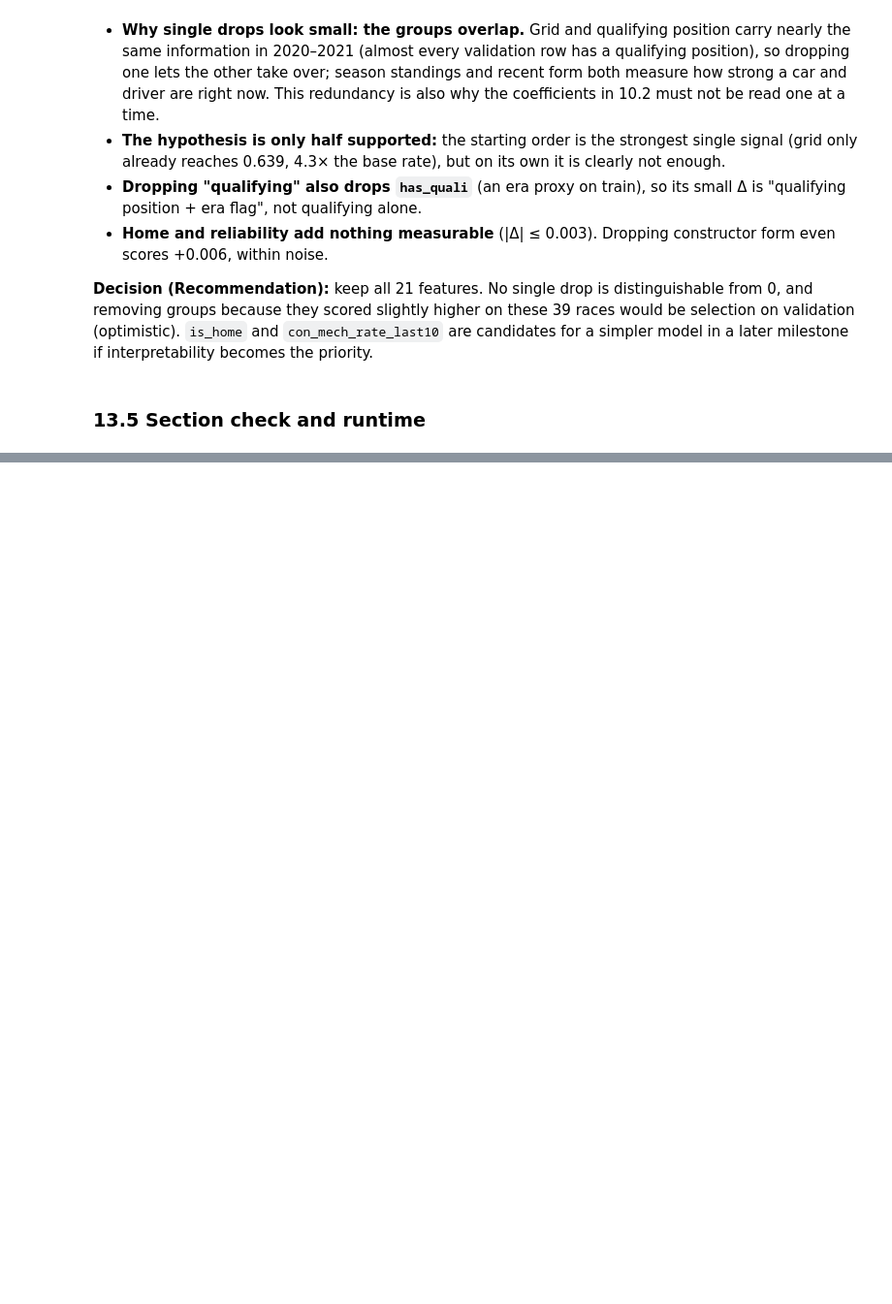
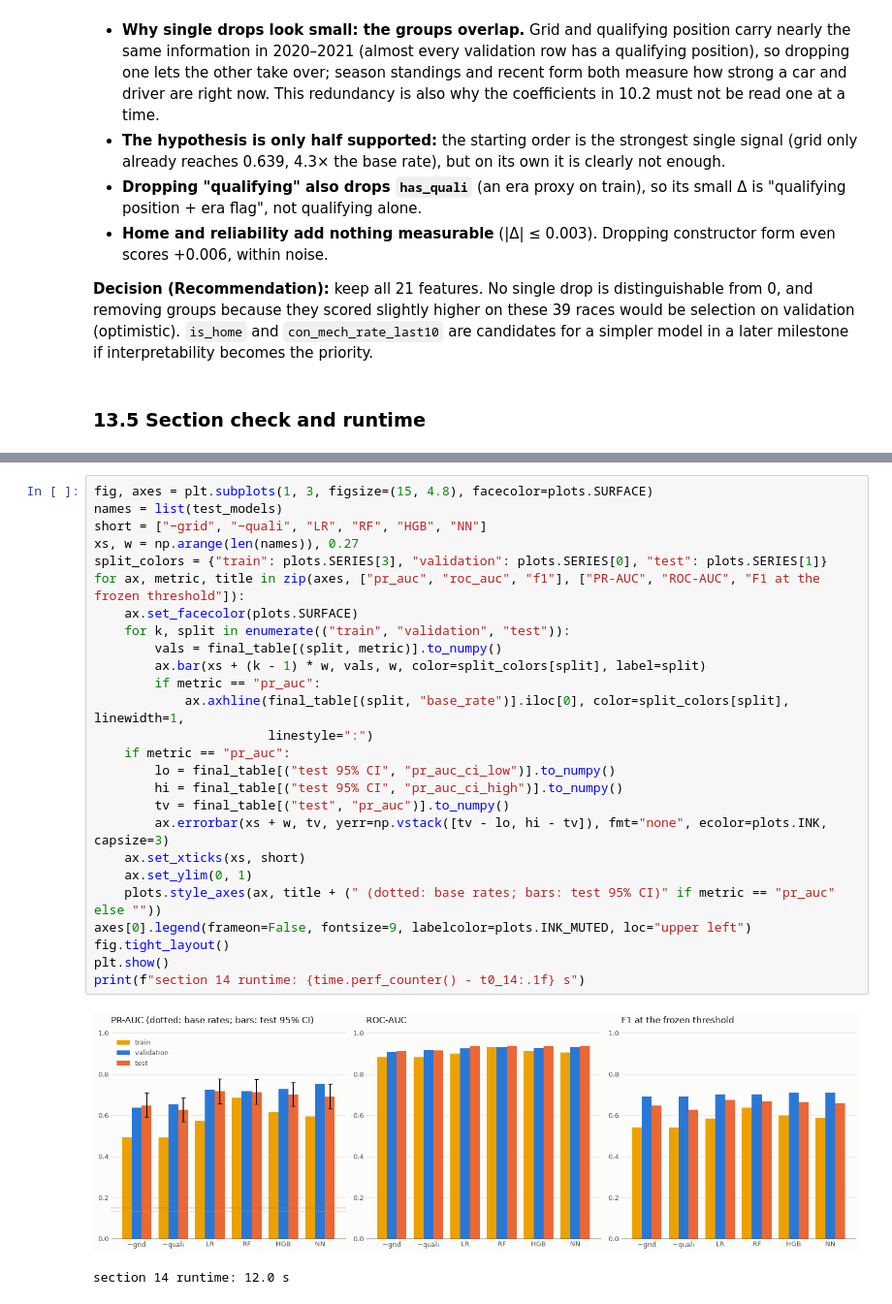
Before and after one commit to YShimy/f1-podium, a Jupyter notebook: notebooks/milestone1.ipynb, the cells around one changed output, grey strips where cells are left out. Shown at 97% size. Cells and saved outputs as stored; diff of their text form; blank space fills up the shorter version.

```diff
--- a/notebooks/milestone1.ipynb
+++ b/notebooks/milestone1.ipynb
@@ -4304,0 +4551,29 @@ which has not been run.
+# %%
+fig, axes = plt.subplots(1, 3, figsize=(15, 4.8), facecolor=plots.SURFACE)
+names = list(test_models)
+short = ["−grid", "−quali", "LR", "RF", "HGB", "NN"]
+xs, w = np.arange(len(names)), 0.27
+split_colors = {"train": plots.SERIES[3], "validation": plots.SERIES[0], "test": plots.SERIES[1]}
+for ax, metric, title in zip(axes, ["pr_auc", "roc_auc", "f1"], ["PR-AUC", "ROC-AUC", "F1 at the frozen threshold"]):
+    ax.set_facecolor(plots.SURFACE)
+    for k, split in enumerate(("train", "validation", "test")):
+        vals = final_table[(split, metric)].to_numpy()
+        ax.bar(xs + (k - 1) * w, vals, w, color=split_colors[split], label=split)
+        if metric == "pr_auc":
+            ax.axhline(final_table[(split, "base_rate")].iloc[0], color=split_colors[split], linewidth=1,
+                       linestyle=":")
+    if metric == "pr_auc":
+        lo = final_table[("test 95% CI", "pr_auc_ci_low")].to_numpy()
+        hi = final_table[("test 95% CI", "pr_auc_ci_high")].to_numpy()
+        tv = final_table[("test", "pr_auc")].to_numpy()
+        ax.errorbar(xs + w, tv, yerr=np.vstack([tv - lo, hi - tv]), fmt="none", ecolor=plots.INK, capsize=3)
+    ax.set_xticks(xs, short)
+    ax.set_ylim(0, 1)
+    plots.style_axes(ax, title + (" (dotted: base rates; bars: test 95% CI)" if metric == "pr_auc" else ""))
+axes[0].legend(frameon=False, fontsize=9, labelcolor=plots.INK_MUTED, loc="upper left")
+fig.tight_layout()
+plt.show()
+print(f"section 14 runtime: {time.perf_counter() - t0_14:.1f} s")
+# %% [output]
+[figure, added]
+section 14 runtime: 12.0 s
```
Also changed, not shown: parts of 18 cells of this notebook, 2 other files.
